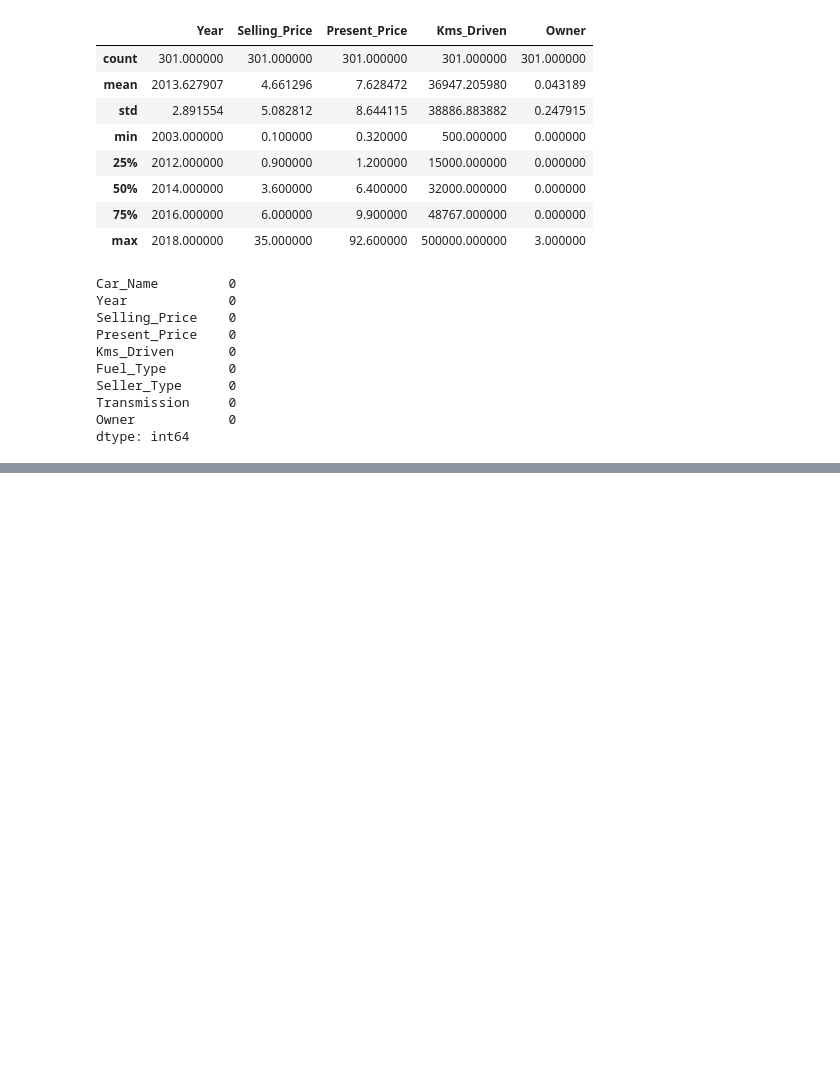
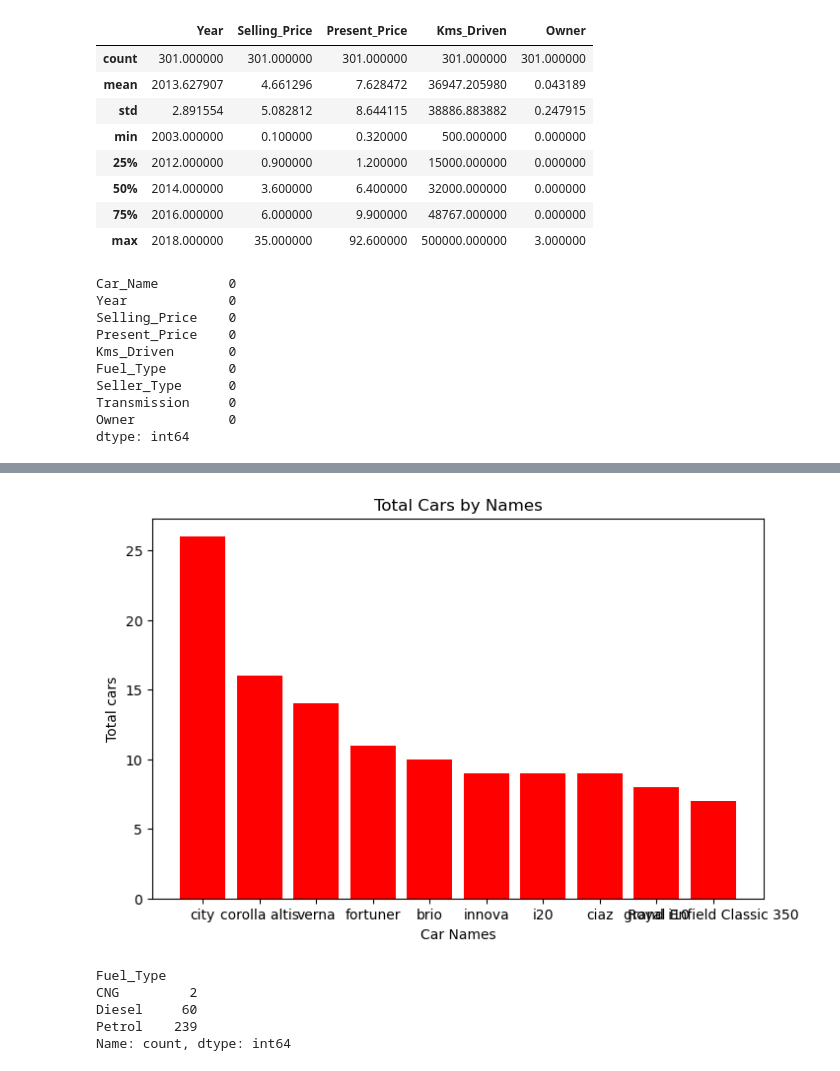
Before and after one commit to JuttuAbhiram/Machine-Learning, a Jupyter notebook: Linear_Regression/car_price_prediction.ipynb, the cells around one changed output, grey strips where cells are left out. Saved outputs shown, nothing was run; the diff lists cells and outputs as text; code cells hidden in the pictures; blank space fills up the shorter version.

```diff
--- a/Linear_Regression/car_price_prediction.ipynb
+++ b/Linear_Regression/car_price_prediction.ipynb
@@ -63,0 +66,3 @@ dtype: int64
+# %%
+total_cars=df.groupby("Car_Name")["Car_Name"].value_counts().sort_values(ascending=False).head(10)
+print(total_cars)
@@ -63,0 +82,18 @@ dtype: int64
+# %%
+plt.figure(figsize=(8,5))
+plt.bar(total_cars.index,total_cars.values,color='r')
+plt.title("Total Cars by Names")
+plt.xlabel("Car Names")
+plt.ylabel("Total cars")
+plt.show()
+# %% [output]
+[figure, added]
+# %%
+cars_by_fueltype=df.groupby("Fuel_Type")["Fuel_Type"].value_counts()
+print(cars_by_fueltype)
+# %% [output]
+Fuel_Type
+CNG         2
+Diesel     60
+Petrol    239
+Name: count, dtype: int64
```
Also changed, not shown: parts of 7 cells of this notebook.
